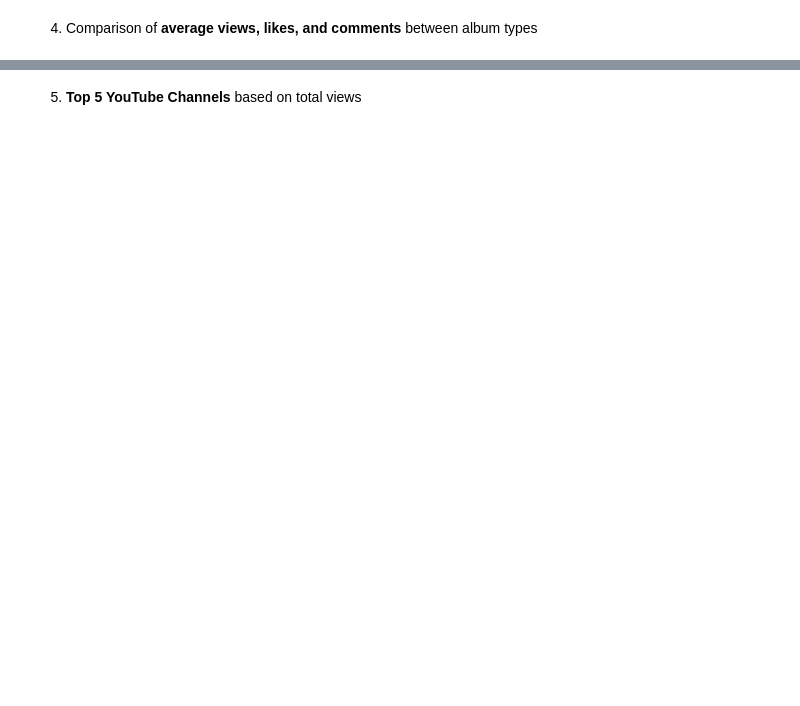
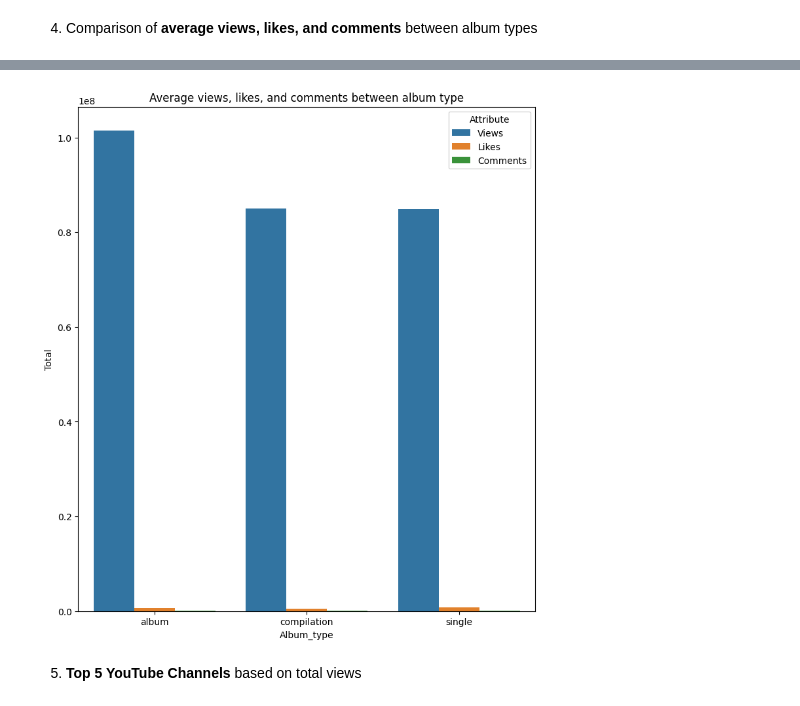
Before and after one commit to sankajithdjinasena/DataAnalysisProjects, a Jupyter notebook: Spotify_&_YouTube_Analysis/Spotify_Youtube.ipynb, the cells around one changed output, grey strips where cells are left out. Saved outputs shown, nothing was run; the diff lists cells and outputs as text; code cells hidden in the pictures; blank space fills up the shorter version.

```diff
--- a/Spotify_&_YouTube_Analysis/Spotify_Youtube.ipynb
+++ b/Spotify_&_YouTube_Analysis/Spotify_Youtube.ipynb
@@ -13,2 +261,17 @@
+# %%
+df = data.groupby("Album_type")[["Views","Likes","Comments"]].mean()
+# %%
+df = df.reset_index()
+# %%
+# melt - unpivot the data frame
+df_melted = pd.melt(df,id_vars="Album_type",var_name="Attribute", value_name="Total")
+# %%
+plt.figure(figsize=(9,10))
+sns.barplot(x="Album_type", y="Total",hue="Attribute",data=df_melted)
+plt.title("Average views, likes, and comments between album type")
+plt.savefig("Figures/Average_views_likes_comments.png")
+plt.show()
+# %% [output]
+[figure, added]
 # %% [markdown]
 5. **Top 5 YouTube Channels** based on total views
```
Also changed, not shown: parts of 40 cells of this notebook, 5 other files.
